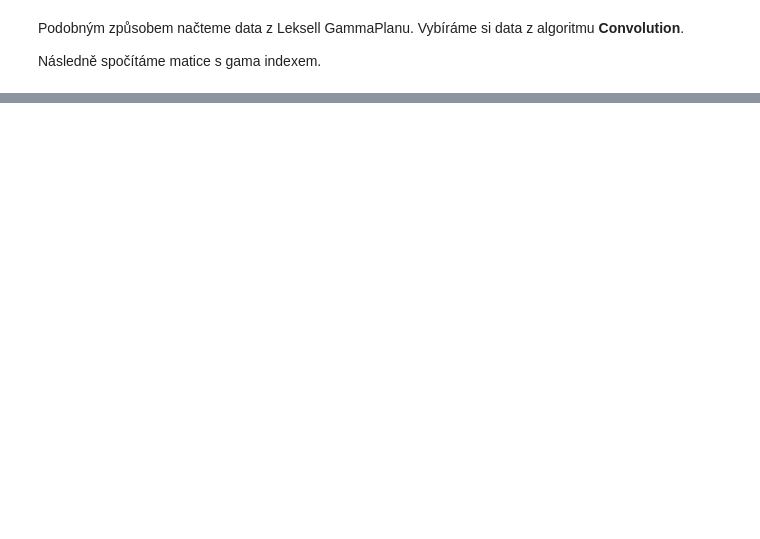
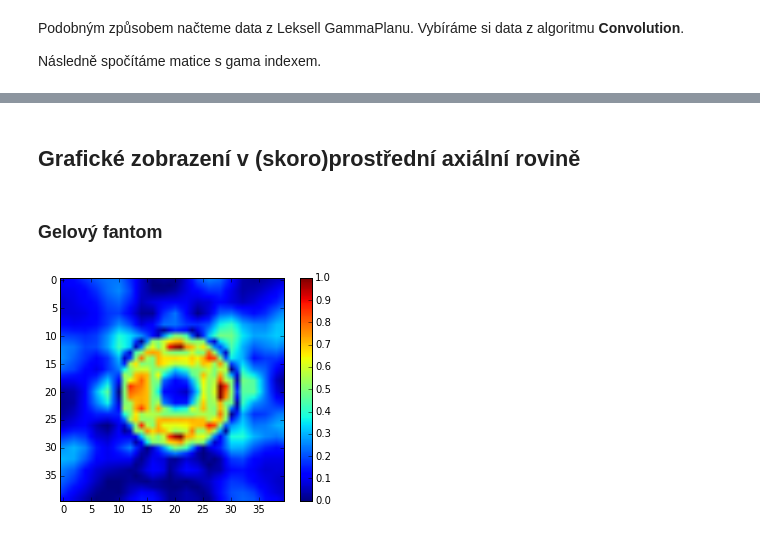
Before and after one commit to janpipek/prednaska-detenice, a Jupyter notebook: gamma.ipynb, the cells around one changed output, grey strips where cells are left out. Saved outputs shown, nothing was run; the diff lists cells and outputs as text; code cells hidden in the pictures; blank space fills up the shorter version.

```diff
--- a/gamma.ipynb
+++ b/gamma.ipynb
@@ -49,0 +52,9 @@ gammas["gel"].shape   # Jak vypadá matice
+# %% [markdown]
+## Grafické zobrazení v (skoro)prostřední axiální rovině
+# %% [markdown]
+### Gelový fantom
+# %%
+fig = plt.imshow(gammas["gel"][:,:,20], vmin=0, vmax=1.0)
+plt.colorbar();
+# %% [output]
+[figure, added]
```
Also changed, not shown: parts of 9 cells of this notebook.
